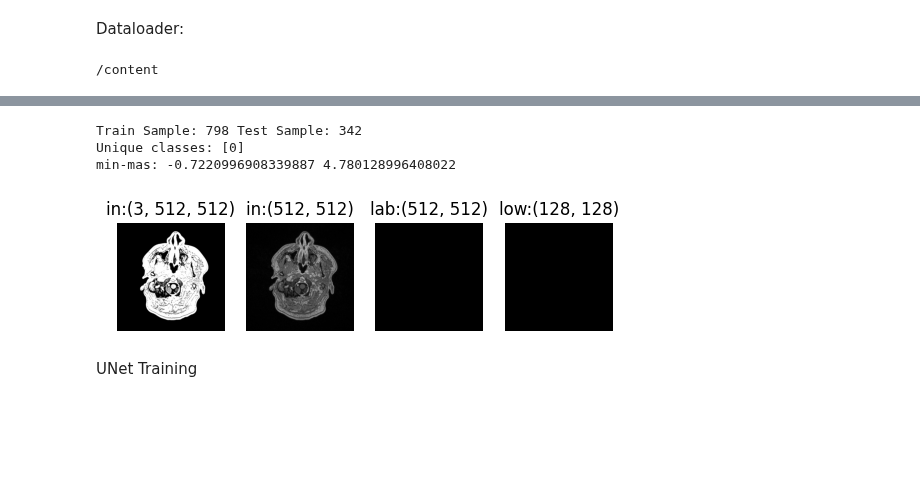
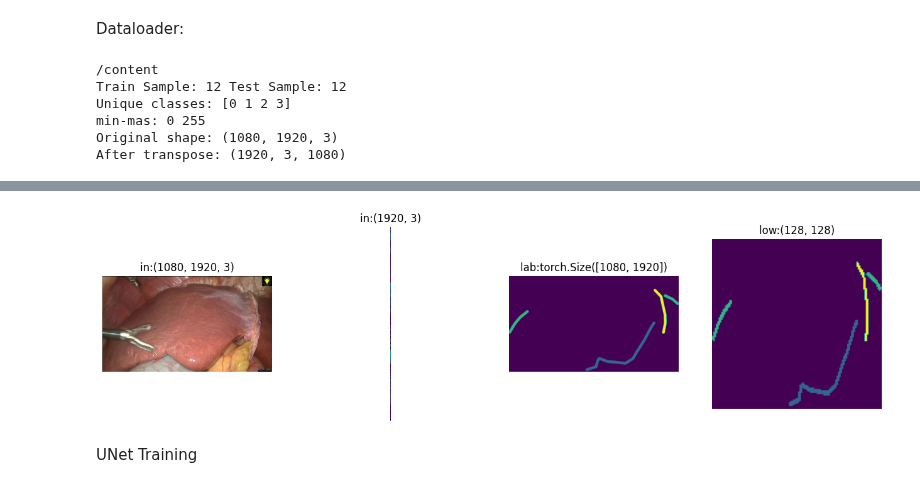
Before and after one commit to Laimo64/SAM-Liver, a Jupyter notebook: UNet_version.ipynb, the cells around one changed output, grey strips where cells are left out. Drawn from its saved outputs; the diff is of its cells as text; code cells hidden in the pictures; blank space fills up the shorter version.

```diff
--- a/UNet_version.ipynb
+++ b/UNet_version.ipynb
@@ -63,7 +63,9 @@ To: /content/samed_codes/sam_vit_b_01ec64.pth
 Dataloader:
 # %%
 %cd /content/samed_codes
+import torch
 from torch.utils.data import Dataset, DataLoader
+import torchvision.transforms as transforms
 from glob import glob
 import imageio.v2 as iio
 import matplotlib.pyplot as plt
@@ -75,6 +77,7 @@ from scipy import ndimage
 import random
 from PIL import Image
 import cv2
+
 
 def normalise_intensity(image, ROI_thres=0.1):
     pixel_thres = np.percentile(image, ROI_thres)
@@ -162,17 +165,29 @@ class SegmentationDataset(Dataset):
 
         return sample
 
-train_dataset = SegmentationDataset(root='Endonasal_Slices/Train', low_res=128, isTrain=True)
-test_dataset = SegmentationDataset(root='Endonasal_Slices/Test', low_res=128)
+train_dataset = SegmentationDataset(root='/content/samed_codes/test_dataset/Train', low_res=128)
+test_dataset = SegmentationDataset(root='/content/samed_codes/test_dataset/Test', low_res=128)
 print('Train Sample:', len(train_dataset), 'Test Sample:', len(test_dataset))
-sample = train_dataset[13]
+sample = train_dataset[3]
 
 input, label, low_res_label = np.array(sample['image']), sample['mask'], sample['low_res_label']
 print('Unique classes:', np.unique(low_res_label))
 print('min-mas:',input.min(), input.max())
-plt.subplot(1,4,1), plt.axis('OFF'), plt.title('in:{}'.format(input.shape)), plt.imshow(input.transpose(1,2,0))
-plt.subplot(1,4,2), plt.axis('OFF'), plt.title('in:{}'.format(input[0].shape)), plt.imshow(input[0], cmap='gray')
-plt.subplot(1,4,3), plt.axis('OFF'), plt.title('lab:{}'.format(label.shape)), plt.imshow(label, cmap='gray');
-plt.subplot(1,4,4), plt.axis('OFF'), plt.title('low:{}'.format(low_res_label.shape)), plt.imshow(low_res_label, cmap='gray');
+
+################
+print("Original shape:", input.shape)
+print("After transpose:", input.transpose(1, 2, 0).shape)
+
+################
+fig, axes = plt.subplots(1, 4, figsize=(16, 4))
+plt.subplot(1,4,1), plt.axis('OFF'), plt.title('in:{}'.format(input.shape)), plt.imshow(input)
+plt.subplot(1,4,2), plt.axis('OFF'), plt.title('in:{}'.format(input[0].shape)), plt.imshow(input[0])
+plt.subplot(1,4,3), plt.axis('OFF'), plt.title('lab:{}'.format(label.shape)), plt.imshow(label);
+plt.subplot(1,4,4), plt.axis('OFF'), plt.title('low:{}'.format(low_res_label.shape)), plt.imshow(low_res_label);
 # %% [output]
 /content
+Train Sample: 12 Test Sample: 12
+Unique classes: [0 1 2 3]
+min-mas: 0 255
+Original shape: (1080, 1920, 3)
+After transpose: (1920, 3, 1080)
@@ -180,7 +194,4 @@ WARNING:matplotlib.image:Clipping input data to the valid range for imshow with
-Train Sample: 798 Test Sample: 342
-Unique classes: [0]
-min-mas: -0.7220996908339887 4.780128996408022
-[figure, old version]
+[figure, new version]
 # %% [markdown]
 UNet Training
 # %%
```
Also changed, not shown: parts of 2 cells of this notebook.
